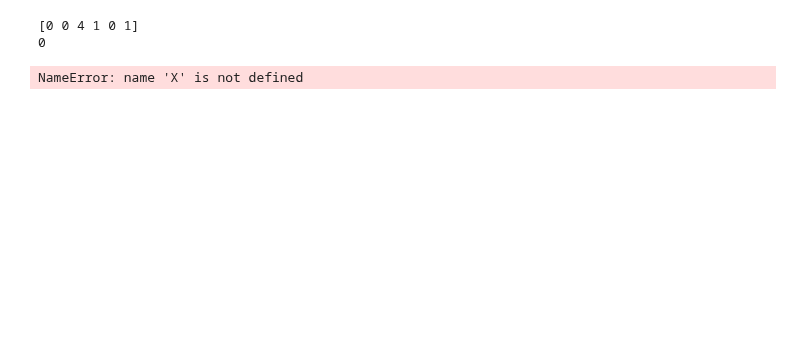
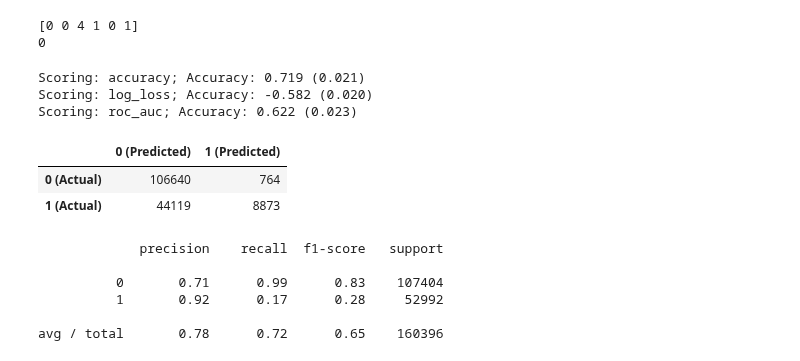
Before and after one commit to sethbunke/IntroductionToMachineLearning-LogisticRegression, a Jupyter notebook: ipython_notebooks/HackerRank - opened emails.ipynb, the cells around one changed output. Drawn from its saved outputs; the diff is of its cells as text; code cells hidden in the pictures; blank space fills up the shorter version.

```diff
--- a/ipython_notebooks/HackerRank - opened emails.ipynb
+++ b/ipython_notebooks/HackerRank - opened emails.ipynb
@@ -17,7 +17,7 @@ pd.set_option('display.width', 100)
 pd.set_option('precision', 3)
 # %%
 file_name = r'data/hackerrank_email/training_dataset.csv'
-data = pandas.read_csv(file_name)
+data = pd.read_csv(file_name)
 print(data.shape)
 # %% [output]
 (486048, 54)
@@ -131,4 +131,29 @@ for scoring in cross_val_scoring:
     result = cross_validation_score(model, X, Y, kfold, scoring)
     print(result[0])
 # %% [output]
-NameError: name 'X' is not defined
+Scoring: accuracy; Accuracy: 0.719 (0.021)
+Scoring: log_loss; Accuracy: -0.582 (0.020)
+Scoring: roc_auc; Accuracy: 0.622 (0.023)
+# %%
+test_size = 0.33
+train_test_seed = 7
+X_train, X_test, Y_train, Y_test = cross_validation.train_test_split(X, Y, test_size=test_size, random_state=train_test_seed)
+model.fit(X_train, Y_train)
+predicted = model.predict(X_test)
+matrix = confusion_matrix(Y_test, predicted)
+# %%
+pd.DataFrame(matrix, index=['0 (Actual)', '1 (Actual)'], columns=['0 (Predicted)', '1 (Predicted)'])
+# %% [output]
+|  | 0 (Predicted) | 1 (Predicted) |
+| 0 (Actual) | 106640 | 764 |
+| 1 (Actual) | 44119 | 8873 |
+# %%
+report = classification_report(Y_test, predicted)
+print(report)
+# %% [output]
+             precision    recall  f1-score   support
+
+          0       0.71      0.99      0.83    107404
+          1       0.92      0.17      0.28     52992
+
+avg / total       0.78      0.72      0.65    160396
```
Also changed, not shown: parts of 9 cells of this notebook.
